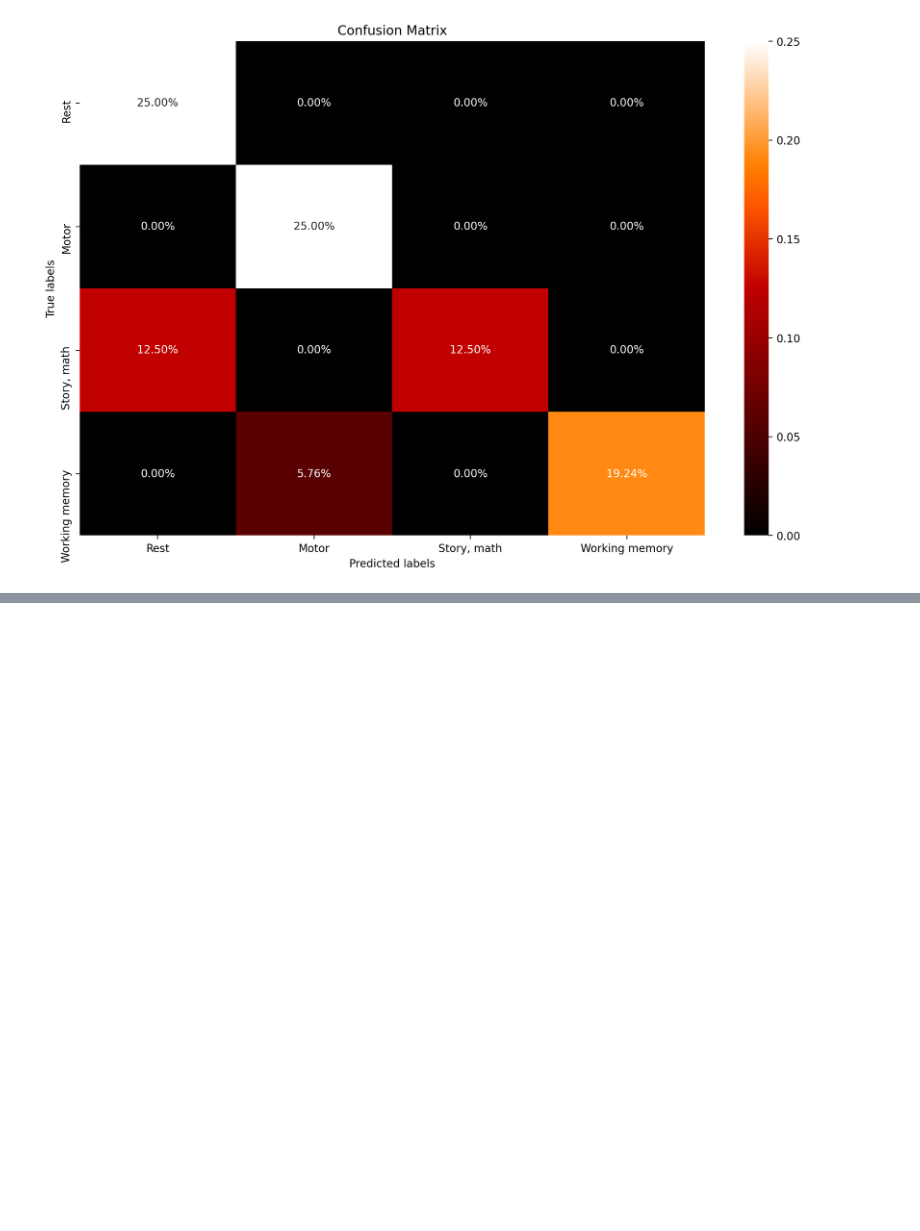
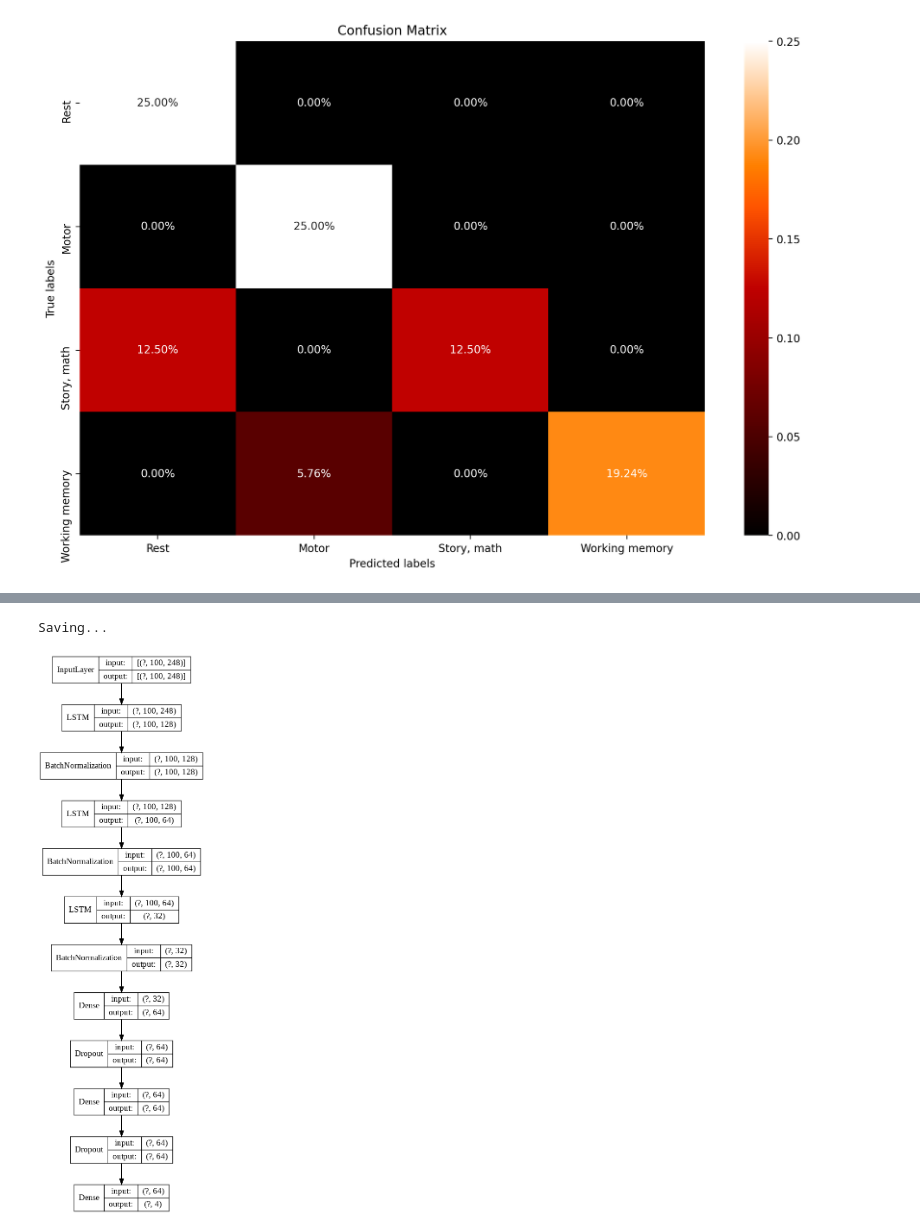
Before and after one commit to cnmy-ro/brain-activity-classification, a Jupyter notebook: Cross_experiments.ipynb, the cells around one changed output, grey strips where cells are left out. Drawn from its saved outputs; the diff is of its cells as text; code cells hidden in the pictures; blank space fills up the shorter version.

Commit message:
Added Cross LSTM model and results

```diff
--- a/Cross_experiments.ipynb
+++ b/Cross_experiments.ipynb
@@ -895,0 +961,36 @@ Accuracy: 0.8173631123919308
+# %%
+# Set up callback
+log_dir = "/content/drive/My Drive/DL-final_project/Results/Cross/lstmModel/"
+tensorboard_callback = tf.keras.callbacks.TensorBoard(
+    log_dir=log_dir, histogram_freq=0, write_graph=True, write_images=False,
+    update_freq='epoch', profile_batch=2, embeddings_freq=0,
+    embeddings_metadata=None)
+
+# Initialize data generators
+train_data_dir = "/content/drive/My Drive/DL-final_project/Data/Cross/train/"
+## Normalization stuff
+maxs_file_path = "/content/drive/My Drive/DL-final_project/data_stats/cross_train_maxs.txt"
+mins_file_path = "/content/drive/My Drive/DL-final_project/data_stats/cross_train_mins.txt"
+maxs_array = np.loadtxt(maxs_file_path, delimiter=',')
+mins_array = np.loadtxt(mins_file_path, delimiter=',')
+train_generator = train_val_generator(train_data_dir,
+                                      'training', downsampling_factor=10, val_split=0.2, shuffle=True,
+                                      window_size=100, window_shift=10,
+                                      maxs_array=maxs_array, mins_array=mins_array)
+
+val_generator = train_val_generator(train_data_dir,
+                                    'validation', downsampling_factor=10, val_split=0.2, shuffle=True,
+                                    window_size=100, window_shift=10,
+                                    maxs_array=maxs_array, mins_array=mins_array)
+
+# Initialize model
+lstm_model = LSTM_model_cross(window_size=100, n_lstm_layers=3, lstm_units=[128, 64, 32],
+                          hyper_params={'lr':0.001, 'batch_norm':True, 'dropout_prob':0.15})
+
+# Start training
+lstm_model.fit(train_generator,
+            steps_per_epoch = 16,
+            validation_data = val_generator,
+            validation_steps = 16,
+            epochs = 50,
+            callbacks=[tensorboard_callback])
@@ -895,0 +1016,12 @@ Accuracy: 0.8173631123919308
+# %%
+# Save
+print("Saving...")
+lstm_model.save("/content/drive/My Drive/DL-final_project/Saved models/lstm_model_cross.h5")
+
+tf.keras.utils.plot_model(lstm_model,
+                          to_file='/content/drive/My Drive/DL-final_project/Results/Cross/lstmModel/lstmModel_arch.png',
+                          show_shapes=True, show_layer_names=False,
+                          rankdir='TB', expand_nested=False, dpi=96)
+# %% [output]
+Saving...
+[figure, added]
```
Also changed, not shown: parts of 10 cells of this notebook, 17 other files.
